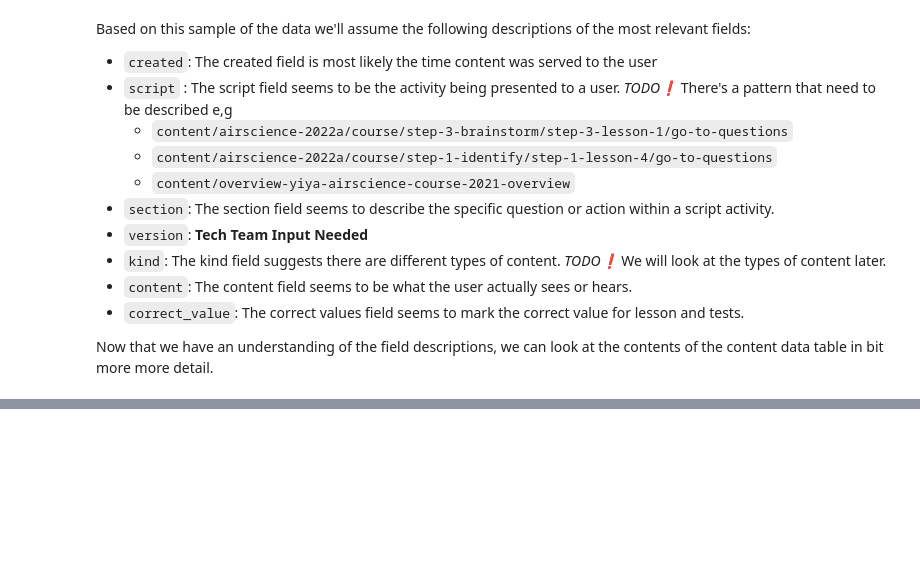
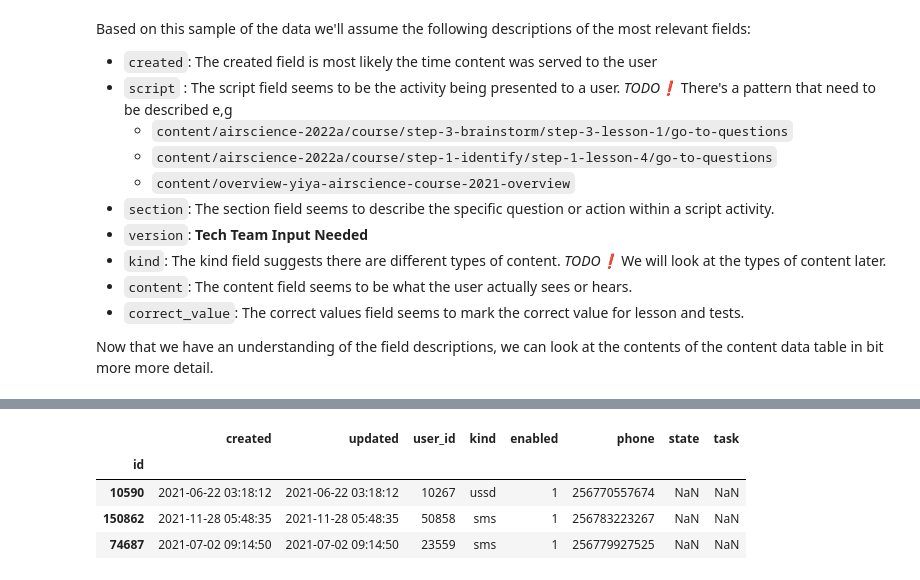
Before and after one commit to darrendbutler/yiya_data_analysis, a Jupyter notebook: dropout_analysis_course_2-3.ipynb, the cells around one changed output, grey strips where cells are left out. Saved outputs shown, nothing was run; the diff lists cells and outputs as text; code cells hidden in the pictures; blank space fills up the shorter version.

```diff
--- a/dropout_analysis_course_2-3.ipynb
+++ b/dropout_analysis_course_2-3.ipynb
@@ -222,0 +313,9 @@ outbound_df.sample(5)
+# %%
+channel_df = read_data("channel.pkl")
+channel_df.sample(3, random_state=6)
+# %% [output]
+|  | created | updated | user_id | kind | enabled | phone | state | task |
+| id |  |  |  |  |  |  |  |  |
+| 10590 | 2021-06-22 03:18:12 | 2021-06-22 03:18:12 | 10267 | ussd | 1 | 256770557674 | NaN | NaN |
+| 150862 | 2021-11-28 05:48:35 | 2021-11-28 05:48:35 | 50858 | sms | 1 | 256783223267 | NaN | NaN |
+| 74687 | 2021-07-02 09:14:50 | 2021-07-02 09:14:50 | 23559 | sms | 1 | 256779927525 | NaN | NaN |
```
Also changed, not shown: parts of 23 cells of this notebook.
